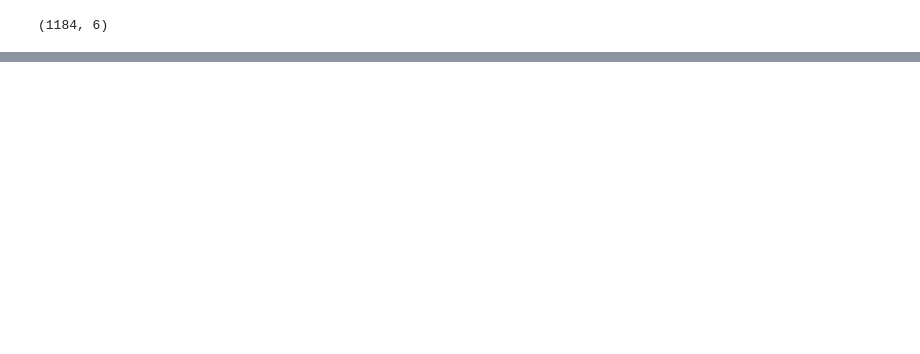
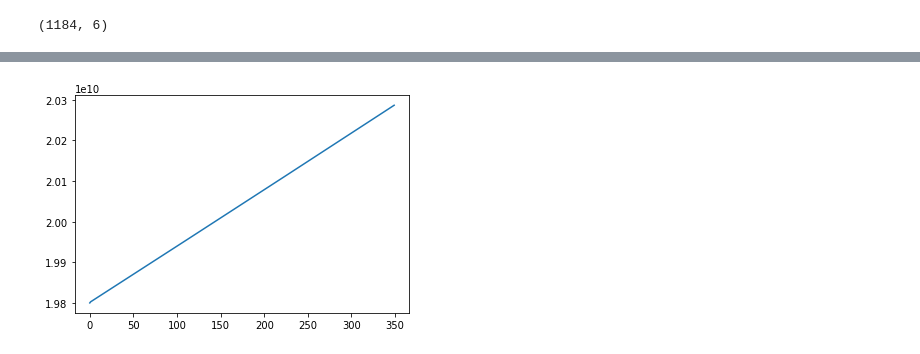
Before and after one commit to victorusacgt/Proyecto-Python, a Jupyter notebook: Proyecto 19005180 .ipynb, the cells around one changed output, grey strips where cells are left out. Cells and saved outputs as stored; diff of their text form; code cells hidden in the pictures; blank space fills up the shorter version.

```diff
--- a/Proyecto 19005180 .ipynb
+++ b/Proyecto 19005180 .ipynb
@@ -170,0 +215,3 @@ c.shape
+# %%
+Y_hat = np.matmul(X1,mb)
+Y_hat.shape
@@ -170,0 +220,24 @@ c.shape
+# %%
+def entrenamiento (x,y,epotch,im_error,lr):
+    m = 3
+    b = 3
+    mb = np.array((m,b))
+    diccionario = {}
+    xx = c[:,x] #X de la correlación 2
+    xox=np.ones_like(xx)
+    Xx = np.transpose(np.vstack((xx,xox)))
+    vector_error = np.ones(epotch)
+    for n in range (0,epotch):
+        Y_hat = np.matmul(Xx,mb)
+        error = 0.5*np.mean(np.power((y-Y_hat),2))
+        vector_error[n] = error
+        gradienteM=np.mean((y-Y_hat)*x)
+        gradienteB=np.mean((y-Y_hat)*1)
+        mb[0] = mb[0] - lr*gradienteM
+        mb[1] = mb[1] - lr*gradienteB
+        diccionario[n] = (mb[0],mb[1]) #diccionario
+    print(vector_error)
+    return diccionario,vector_error
+# %%
+x = 1
+var1, var2 = entrenamiento(x,y,350,10,0.000010055)
@@ -170,0 +262,8 @@ c.shape
+# %%
+def grafica(E):
+    plt.plot(E)
+    return
+# %%
+grafica(var2)
+# %% [output]
+[figure, added]
```
Also changed, not shown: parts of 10 cells of this notebook.
